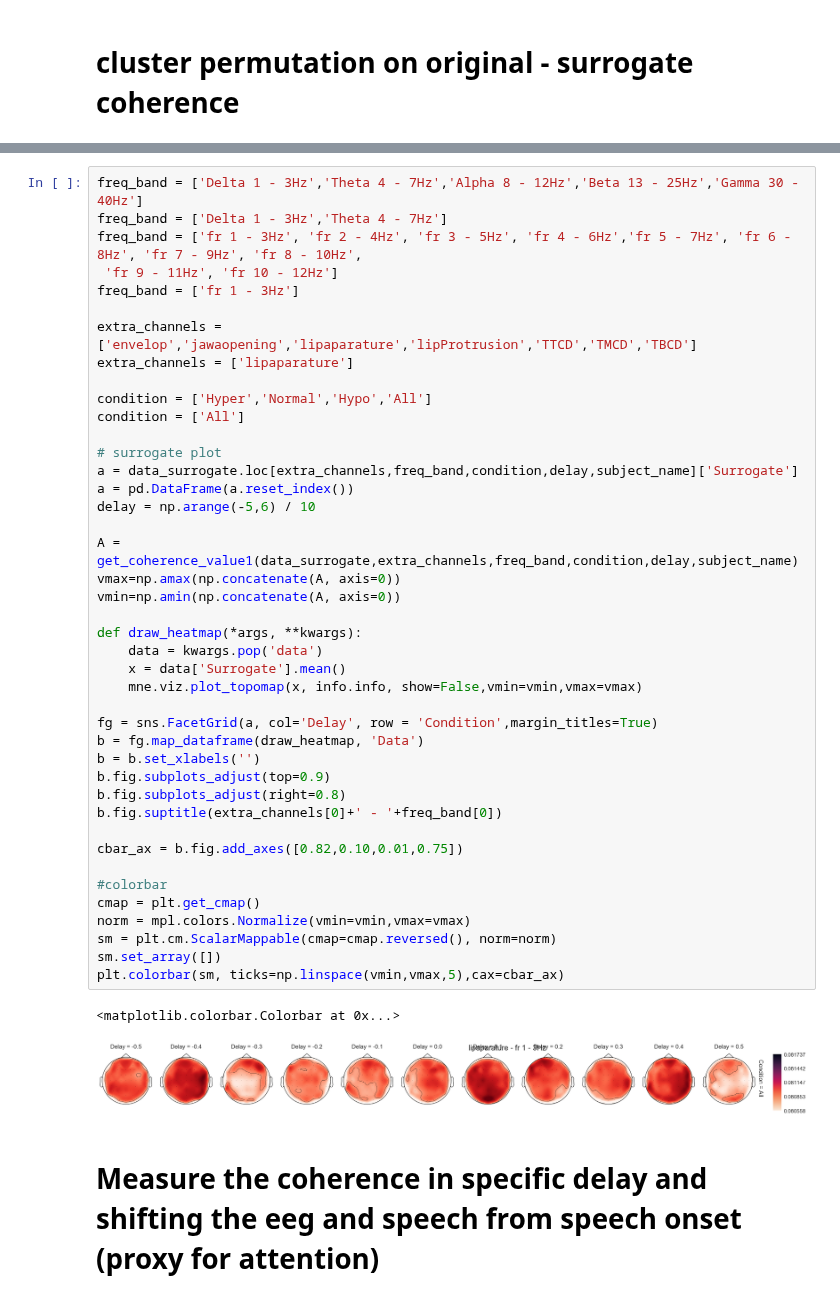
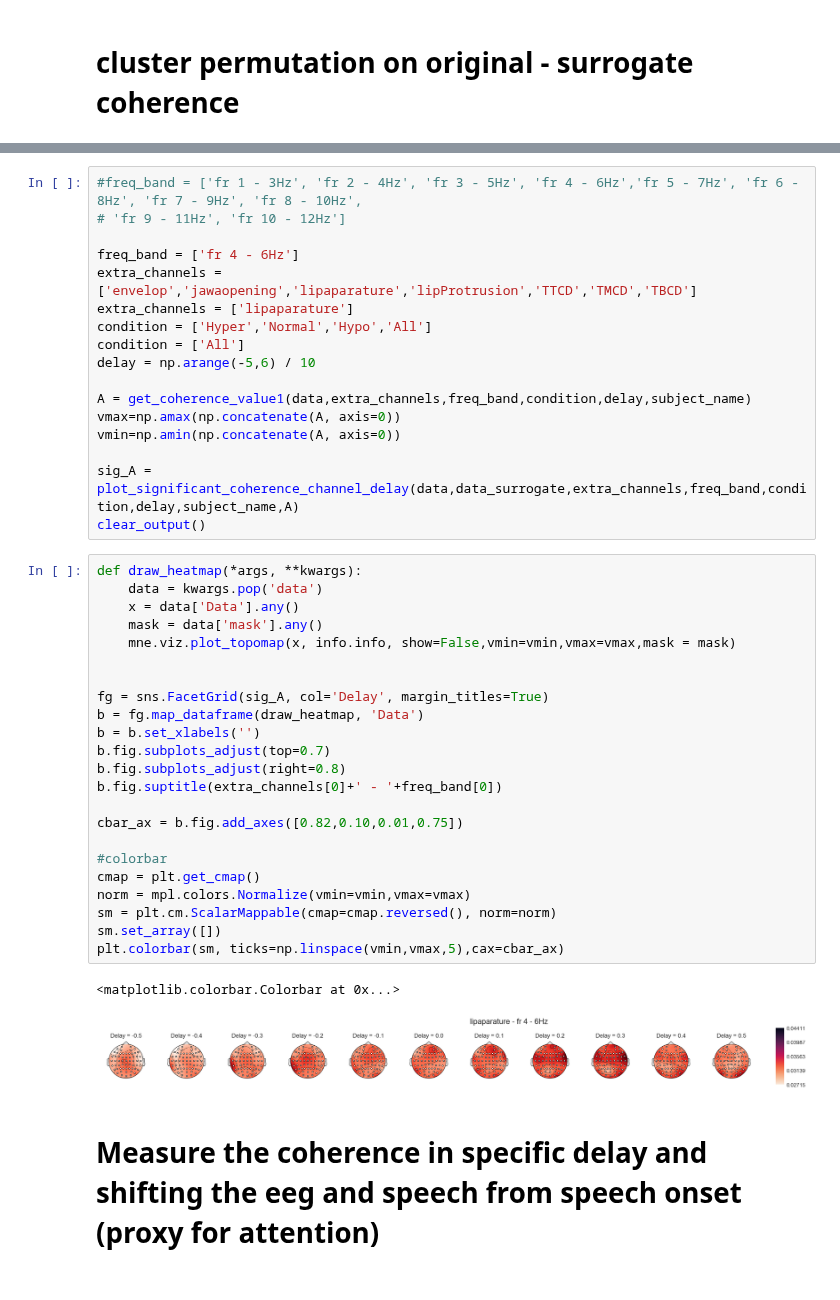
Before and after one commit to sankar-mukherjee/entrainment_python, a Jupyter notebook: coherence_investigate.ipynb, the cells around one changed output, grey strips where cells are left out. Drawn from its saved outputs; the diff is of its cells as text.

Commit message:
coherence surrogate all dealy seaborn update

```diff
--- a/coherence_investigate.ipynb
+++ b/coherence_investigate.ipynb
@@ -484,48 +441,46 @@ b = b.set_ylabels('Coherence')
+# %%
+#freq_band = ['fr 1 - 3Hz', 'fr 2 - 4Hz', 'fr 3 - 5Hz', 'fr 4 - 6Hz','fr 5 - 7Hz', 'fr 6 - 8Hz', 'fr 7 - 9Hz', 'fr 8 - 10Hz',
+# 'fr 9 - 11Hz', 'fr 10 - 12Hz']
+
+freq_band = ['fr 4 - 6Hz']
+extra_channels = ['envelop','jawaopening','lipaparature','lipProtrusion','TTCD','TMCD','TBCD']
+extra_channels = ['lipaparature']
+condition = ['Hyper','Normal','Hypo','All']
+condition = ['All']
+delay = np.arange(-5,6) / 10
+
+A = get_coherence_value1(data,extra_channels,freq_band,condition,delay,subject_name)
+vmax=np.amax(np.concatenate(A, axis=0))
+vmin=np.amin(np.concatenate(A, axis=0))
+
+sig_A = plot_significant_coherence_channel_delay(data,data_surrogate,extra_channels,freq_band,condition,delay,subject_name,A)
+clear_output()
 # %%
-freq_band = ['Delta 1 - 3Hz','Theta 4 - 7Hz','Alpha 8 - 12Hz','Beta 13 - 25Hz','Gamma 30 - 40Hz']
-freq_band = ['Delta 1 - 3Hz','Theta 4 - 7Hz']
-freq_band = ['fr 1 - 3Hz', 'fr 2 - 4Hz', 'fr 3 - 5Hz', 'fr 4 - 6Hz','fr 5 - 7Hz', 'fr 6 - 8Hz', 'fr 7 - 9Hz', 'fr 8 - 10Hz',
- 'fr 9 - 11Hz', 'fr 10 - 12Hz']
-freq_band = ['fr 1 - 3Hz']
-
-extra_channels = ['envelop','jawaopening','lipaparature','lipProtrusion','TTCD','TMCD','TBCD']
-extra_channels = ['lipaparature']
-
-condition = ['Hyper','Normal','Hypo','All']
-condition = ['All']
-
-# surrogate plot
-a = data_surrogate.loc[extra_channels,freq_band,condition,delay,subject_name]['Surrogate']
-a = pd.DataFrame(a.reset_index())
-delay = np.arange(-5,6) / 10
-
-A = get_coherence_value1(data_surrogate,extra_channels,freq_band,condition,delay,subject_name)
-vmax=np.amax(np.concatenate(A, axis=0))
-vmin=np.amin(np.concatenate(A, axis=0))
-
 def draw_heatmap(*args, **kwargs):
     data = kwargs.pop('data')
-    x = data['Surrogate'].mean()
-    mne.viz.plot_topomap(x, info.info, show=False,vmin=vmin,vmax=vmax)
+    x = data['Data'].any()
+    mask = data['mask'].any()
+    mne.viz.plot_topomap(x, info.info, show=False,vmin=vmin,vmax=vmax,mask = mask)
 
-fg = sns.FacetGrid(a, col='Delay', row = 'Condition',margin_titles=True)
+
+fg = sns.FacetGrid(sig_A, col='Delay', margin_titles=True)
 b = fg.map_dataframe(draw_heatmap, 'Data')
 b = b.set_xlabels('')
-b.fig.subplots_adjust(top=0.9)
+b.fig.subplots_adjust(top=0.7)
 b.fig.subplots_adjust(right=0.8)
 b.fig.suptitle(extra_channels[0]+' - '+freq_band[0])
 
 cbar_ax = b.fig.add_axes([0.82,0.10,0.01,0.75])
 
 #colorbar
 cmap = plt.get_cmap()
 norm = mpl.colors.Normalize(vmin=vmin,vmax=vmax)
 sm = plt.cm.ScalarMappable(cmap=cmap.reversed(), norm=norm)
 sm.set_array([])
 plt.colorbar(sm, ticks=np.linspace(vmin,vmax,5),cax=cbar_ax)
 # %% [output]
 <matplotlib.colorbar.Colorbar at 0x...>
-[figure, old version]
+[figure, new version]
 # %% [markdown]
 # Measure the coherence in specific delay and shifting the eeg and speech from speech onset (proxy for attention)
 # %%
```
Also changed, not shown: parts of 9 cells of this notebook.
